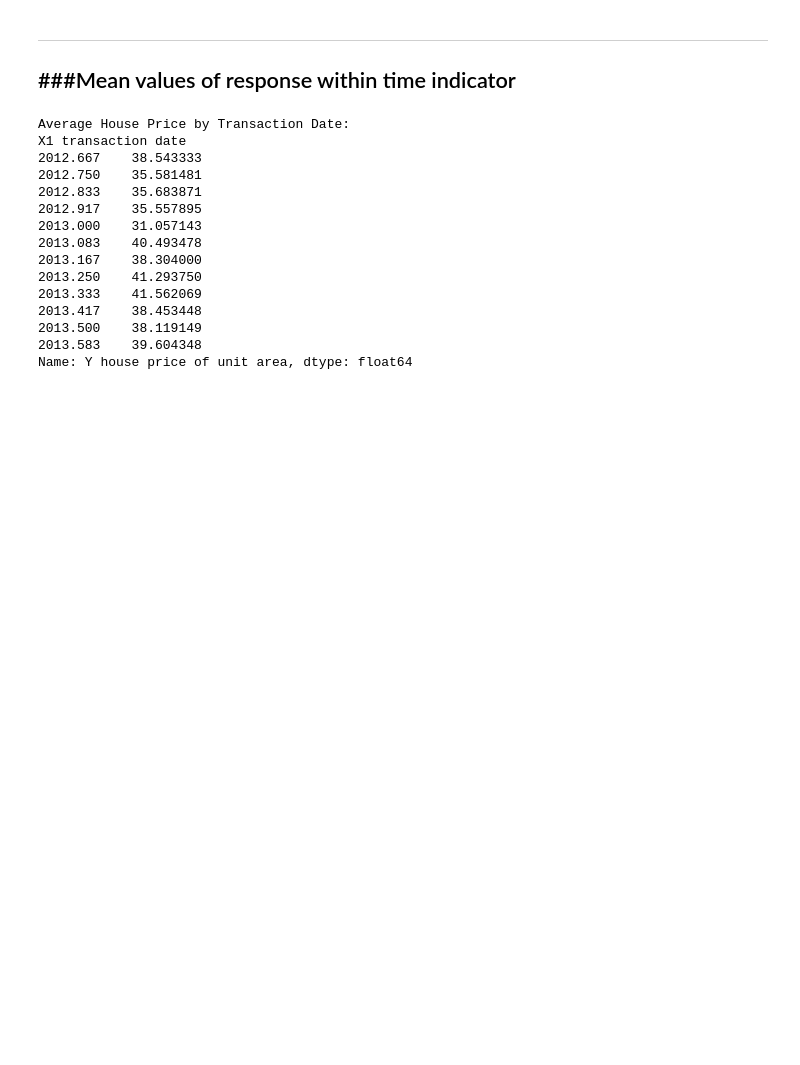
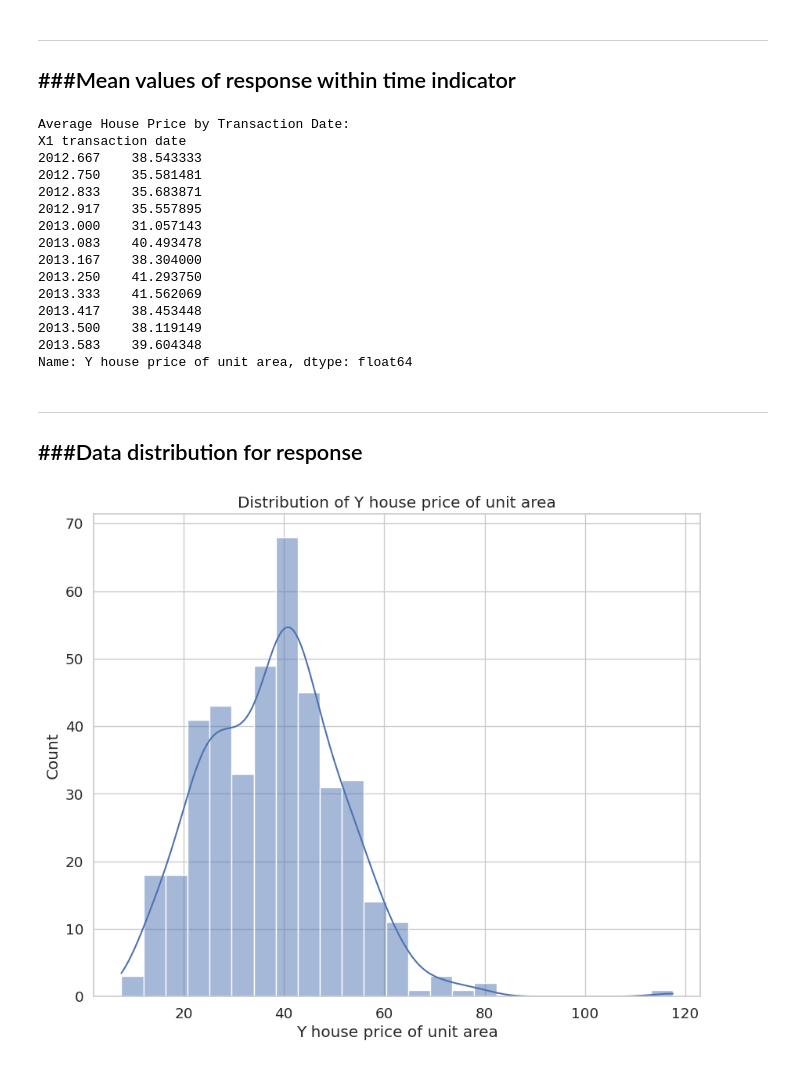
Before and after one commit to s28629/PAD_final_project, a Jupyter notebook: Jacek_Piekut_28629_PAD_final_project_notebook.ipynb, the cells around one changed output. Cells and saved outputs as stored; diff of their text form; code cells hidden in the pictures; blank space fills up the shorter version.

Commit message:
Sketching visualisation of outputs in dataset

```diff
--- a/Jacek_Piekut_28629_PAD_final_project_notebook.ipynb
+++ b/Jacek_Piekut_28629_PAD_final_project_notebook.ipynb
@@ -470,3 +470,24 @@ X1 transaction date
 2013.500    38.119149
 2013.583    39.604348
 Name: Y house price of unit area, dtype: float64
+# %% [markdown]
+---
+###Data distribution for response
+---
+# %%
+########################################################################################################################
+# data distribution for response
+
+plt.figure(figsize=(10, 8))
+
+sns.histplot(df[df.columns[-1]], kde=True, bins=25)
+
+plt.title("Distribution of Y house price of unit area")
+
+plt.savefig("outcome_distribution.png")
+
+plt.show()
+
+########################################################################################################################
+# %% [output]
+[figure, added]
```
